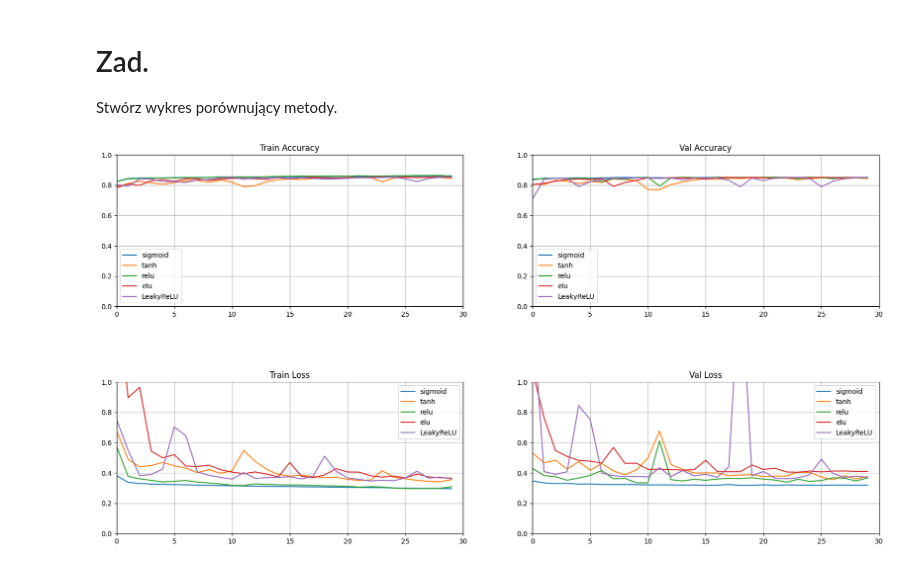
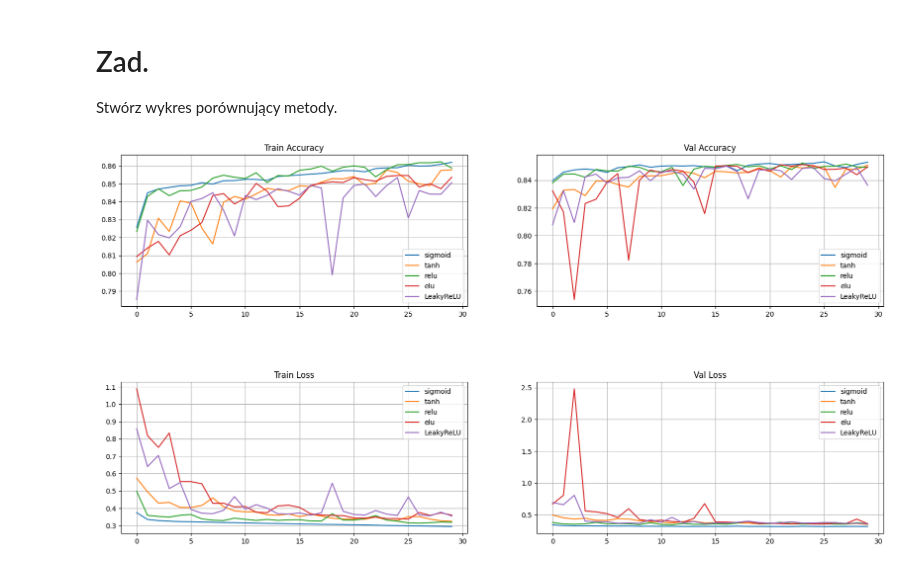
Before and after one commit to KrystianJachna/AI, a Jupyter notebook: cw10/AD_Z10_K_activation_function.ipynb, the cells around one changed output. Drawn from its saved outputs; the diff is of its cells as text; code cells hidden in the pictures.

```diff
--- a/cw10/AD_Z10_K_activation_function.ipynb
+++ b/cw10/AD_Z10_K_activation_function.ipynb
@@ -198,24 +206,22 @@ Stwórz wykres porównujący metody.
 # %%
 fig, axs = plt.subplots(2, 2, figsize=(20, 10))
 
-for i, (history, activation) in enumerate(models_history):
+for i, (history, _) in enumerate(models_history):
     axs[0][0].plot(history.history['accuracy'], label=f'{activation_functions[i]}')
     axs[0][1].plot(history.history['val_accuracy'], label=f'{activation_functions[i]}')
     axs[1][0].plot(history.history['loss'], label=f'{activation_functions[i]}')
     axs[1][1].plot(history.history['val_loss'], label=f'{activation_functions[i]}')
 
 axs[0][0].set_title('Train Accuracy')
 axs[0][1].set_title('Val Accuracy')
 axs[1][0].set_title('Train Loss')
 axs[1][1].set_title('Val Loss')
 
 for ax in axs.flatten():
-    ax.set_xlim(0, 30)
-    ax.set_ylim(0, 1)
     ax.legend()
     ax.grid(True)
 
 plt.subplots_adjust(hspace=0.5)
 plt.show()
 # %% [output]
-[figure, old version]
+[figure, new version]
```
Also changed, not shown: parts of 8 cells of this notebook, 1 other file.
